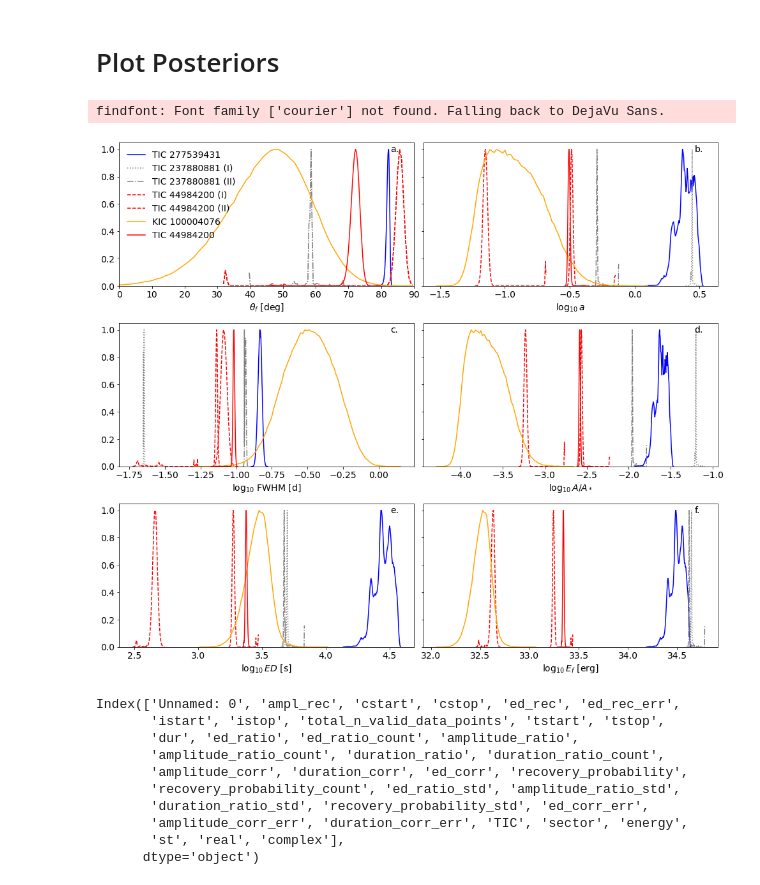
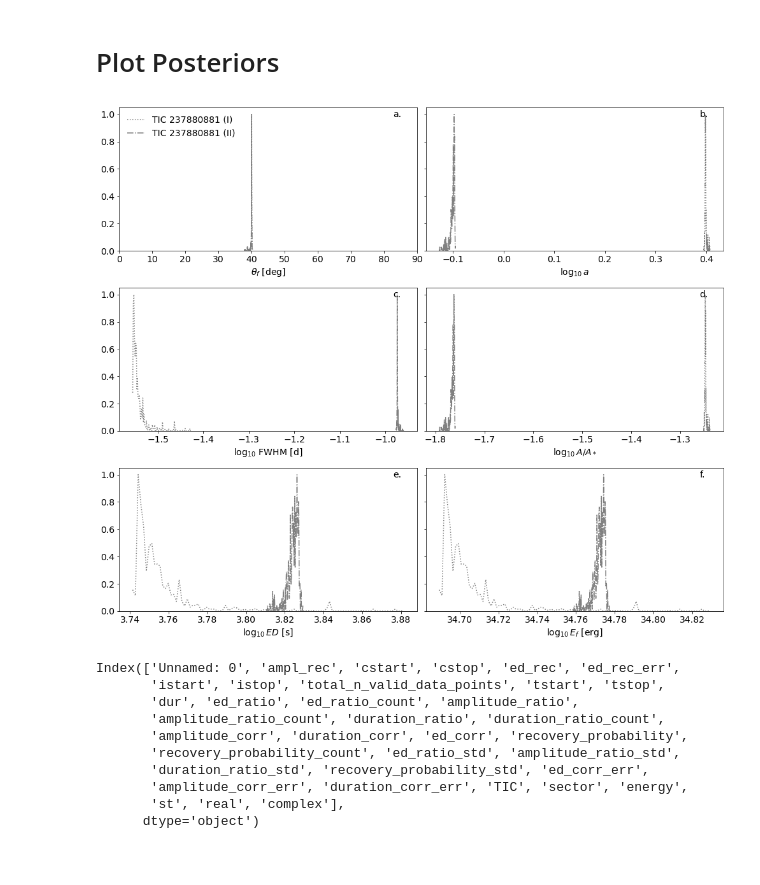
Before and after one commit to ekaterinailin/MalachiteMountains, a Jupyter notebook: analysis/notebooks/NB100_flare_latitudes_and_other_posteriors.ipynb, the cells around one changed output. Saved outputs shown, nothing was run; the diff lists cells and outputs as text; code cells hidden in the pictures.

```diff
--- a/analysis/notebooks/NB100_flare_latitudes_and_other_posteriors.ipynb
+++ b/analysis/notebooks/NB100_flare_latitudes_and_other_posteriors.ipynb
@@ -42,13 +42,15 @@ outs = pd.read_csv(f"{CWD}/analysis/results/mcmc/mcmcoutput.csv")
 outs = outs.drop_duplicates(keep=False).fillna("")
 # %%
 # Datasets we analysed
-datasets = [(277539431, "", "08_07_2020_11_48"),
-            (237880881, "a", "11_02_2020_10_07"),
-            (237880881, "b", "11_02_2020_10_07"),
-            (44984200, "a", "04_08_2020_13_40"),
-            (44984200, "b", "04_08_2020_13_40"),
-            (100004076, "", "18_08_2020_15_38"),
-            (44984200, "", "02_08_2020_17_44"),
+datasets = [(237880881, "a", "03_10_2020_11_29"),
+                (237880881, "b", "03_10_2020_11_29")
+#             (277539431, "", "08_07_2020_11_48"),
+#             (237880881, "a", "11_02_2020_10_07"),
+#             (237880881, "b", "11_02_2020_10_07"),
+#             (44984200, "a", "04_08_2020_13_40"),
+#             (44984200, "b", "04_08_2020_13_40"),
+#             (100004076, "", "18_08_2020_15_38"),
+#             (44984200, "", "02_08_2020_17_44"),
             ]
 plotsuffix = {"a":" (I)", "b":" (II)", "":""}
 columns = ["latitude_deg","a",
@@ -58,7 +60,7 @@ columns = ["latitude_deg","a",
 fig, axp = plt.subplots(ncols=2, nrows=3, figsize=(14,12), sharey=True)
 axes = [a for ax in axp for a in ax]
 
-for dataset in range(7):
+for dataset in range(2):
     # What dataset do you want to analyse?
     ID, suffix, tstamp = datasets[dataset]
 
@@ -105,35 +107,34 @@ for dataset in range(7):
 
 valout = [#("t0_d", r"$t_0$ (BJD)"),
           ("latitude_deg", r"$\theta_f$ [deg]"),
           ("a",r"$\log_{10}\,a$"),
           ("fwhm_d", r"$\log_{10}$ FWHM [d]"),
           #("phase_deg",r"$\phi_0$ (deg)"),
           #("rad_rsun", r"$\omega/2$ (deg)"),
           ("frac_area", r"$\log_{10}\,A/A_*$"),
         #  ("i_deg",r"$i$ (deg)"),
           ("ED_s", r"$\log_{10}\,ED$ [s]"),
           ("Eflare_erg",r"$\log_{10}\,E_{f}$ [erg]"),
           ]
 
 for ax, col, lab in zip(axes, valout, "abcdef"):
     colb, colp = col
     ax.set_xlabel(colp)
     ax.set_ylim(bottom=0)
 #     if colb in ["ED_s", "frac_area", "fwhm_d", "a"]:
 #         ax.set_xscale("log")
     if colb in ["latitude_deg", "i_deg"]:
         ax.set_xlim(0,90)
     if colb in ["latitude_deg", "i_deg"]:
         ax.set_xlim(0,90)
     ax.text(0.92, 0.92, f"{lab}.", horizontalalignment='left',fontsize=14,
                          verticalalignment='bottom', transform=ax.transAxes)
 axes[0].legend(loc=2, frameon=False)
 plt.tight_layout(w_pad=.6)
 
 plt.savefig(f"{CWD}/analysis/plots/mcmc/all_together/{metatstamp}_posteriors.png",dpi=300)
 # %% [output]
-findfont: Font family ['courier'] not found. Falling back to DejaVu Sans.
-[figure, old version]
+[figure, new version]
 # %%
 dvalout = dict(valout)
 # %%
```
Also changed, not shown: 9 other files.
